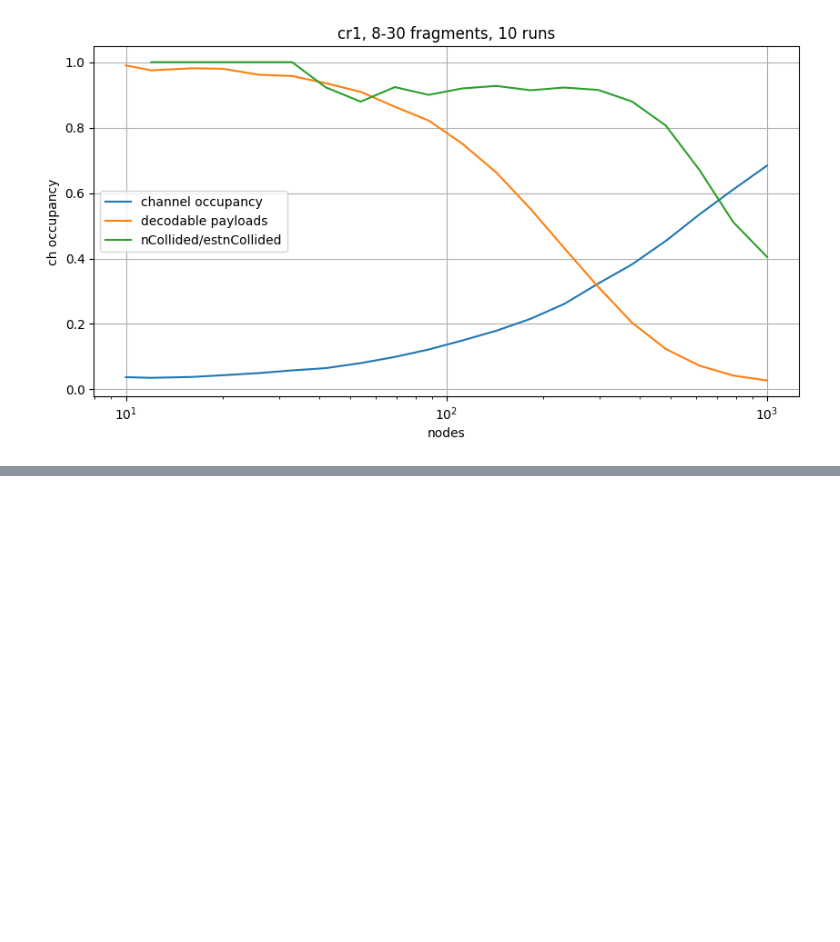
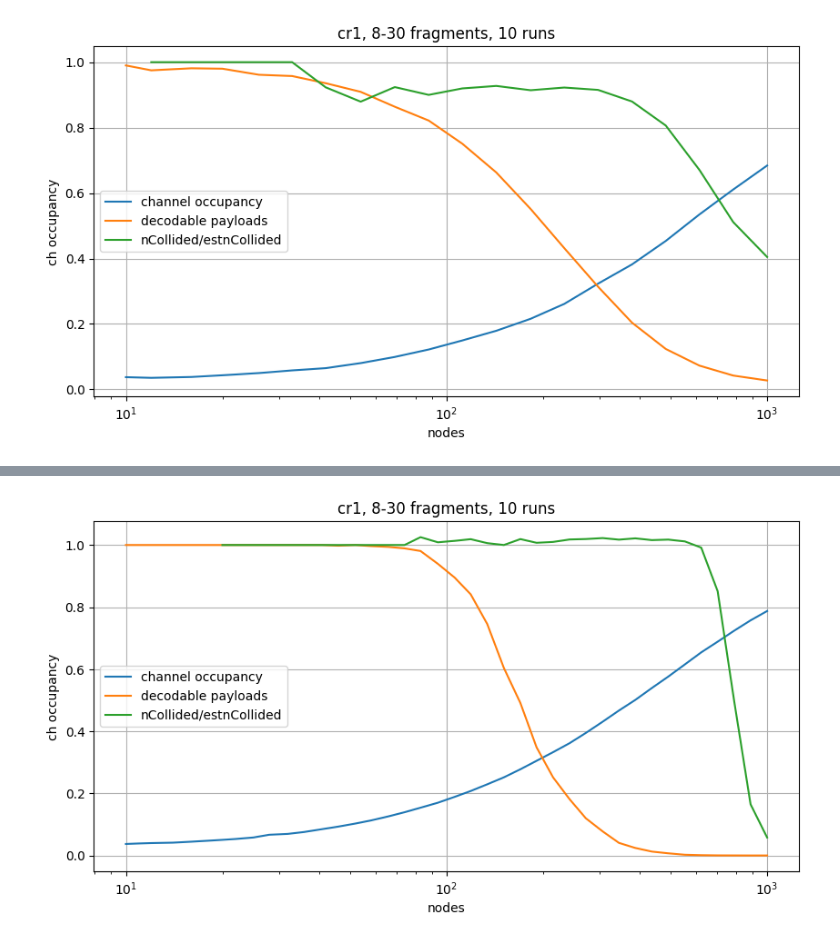
Before and after one commit to diegomm6/lr-fhss_seq-families, a Jupyter notebook: predecode.ipynb, the cells around one changed output, grey strips where cells are left out. Cells and saved outputs as stored; diff of their text form; code cells hidden in the pictures; blank space fills up the shorter version.

```diff
--- a/predecode.ipynb
+++ b/predecode.ipynb
@@ -142,0 +195,16 @@ plt.show()
+# %%
+plt.figure(figsize=(10,5))
+
+plt.plot(nodes, data['cr1-800p-31frg-chocc'], label='channel occupancy')
+plt.plot(nodes, np.divide(decoded_decodable, nodes), label='decodable payloads')
+plt.plot(nodes, np.divide(decodable_collided, fhslocator_results), label='nCollided/estnCollided')
+
+plt.title('cr1, 8-30 fragments, 10 runs')
+plt.xlabel('nodes')
+plt.xscale('log')
+plt.ylabel('ch occupancy')
+plt.grid()
+plt.legend()
+plt.show()
+# %% [output]
+[figure, added]
```
Also changed, not shown: parts of 9 cells of this notebook, 4 other files.
